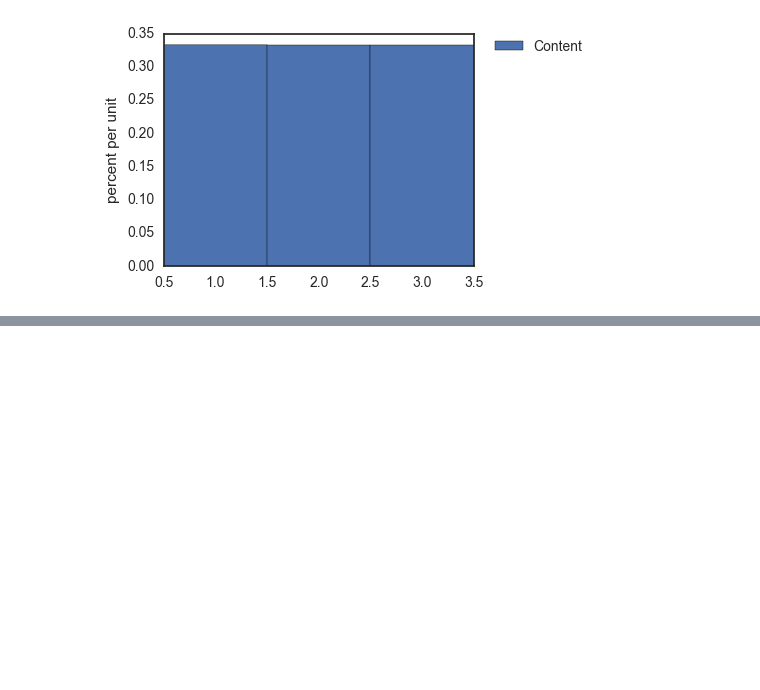
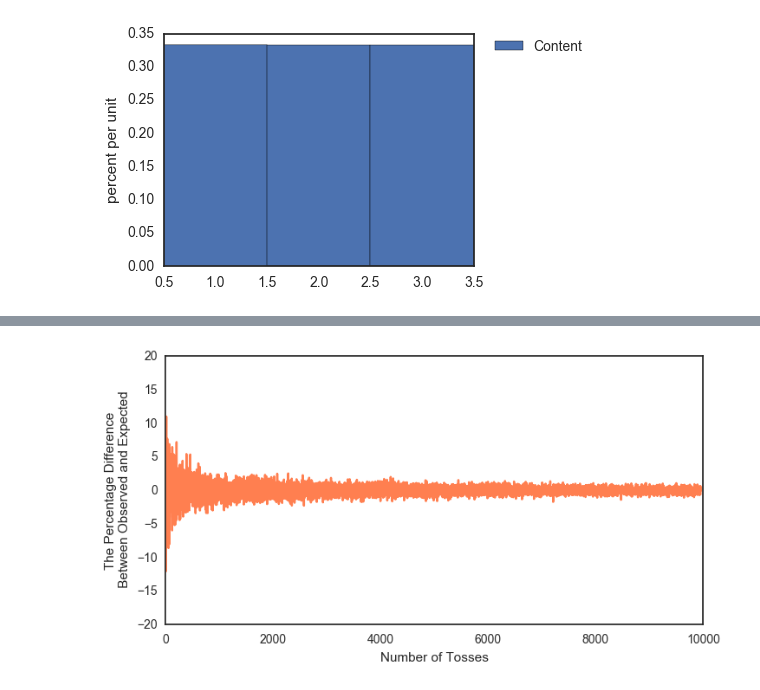
Before and after one commit to omoju/Fundamentals, a Jupyter notebook: Data/dataSampling_NormalApproximation.ipynb, the cells around one changed output, grey strips where cells are left out. Saved outputs shown, nothing was run; the diff lists cells and outputs as text; code cells hidden in the pictures; blank space fills up the shorter version.

```diff
--- a/Data/dataSampling_NormalApproximation.ipynb
+++ b/Data/dataSampling_NormalApproximation.ipynb
@@ -522,0 +588,8 @@ sum_draws(100, box)
+# %%
+pyplt.rcParams['figure.figsize'] = (8, 4)
+ax = pyplt.plot(avg_heads.percentage_difference, 'coral')
+pyplt.ylim(-20, 20)
+pyplt.ylabel('The Percentage Difference\n Between Observed and Expected')
+pyplt.xlabel('Number of Tosses');
+# %% [output]
+[figure, added]
```
Also changed, not shown: parts of 11 cells of this notebook.
